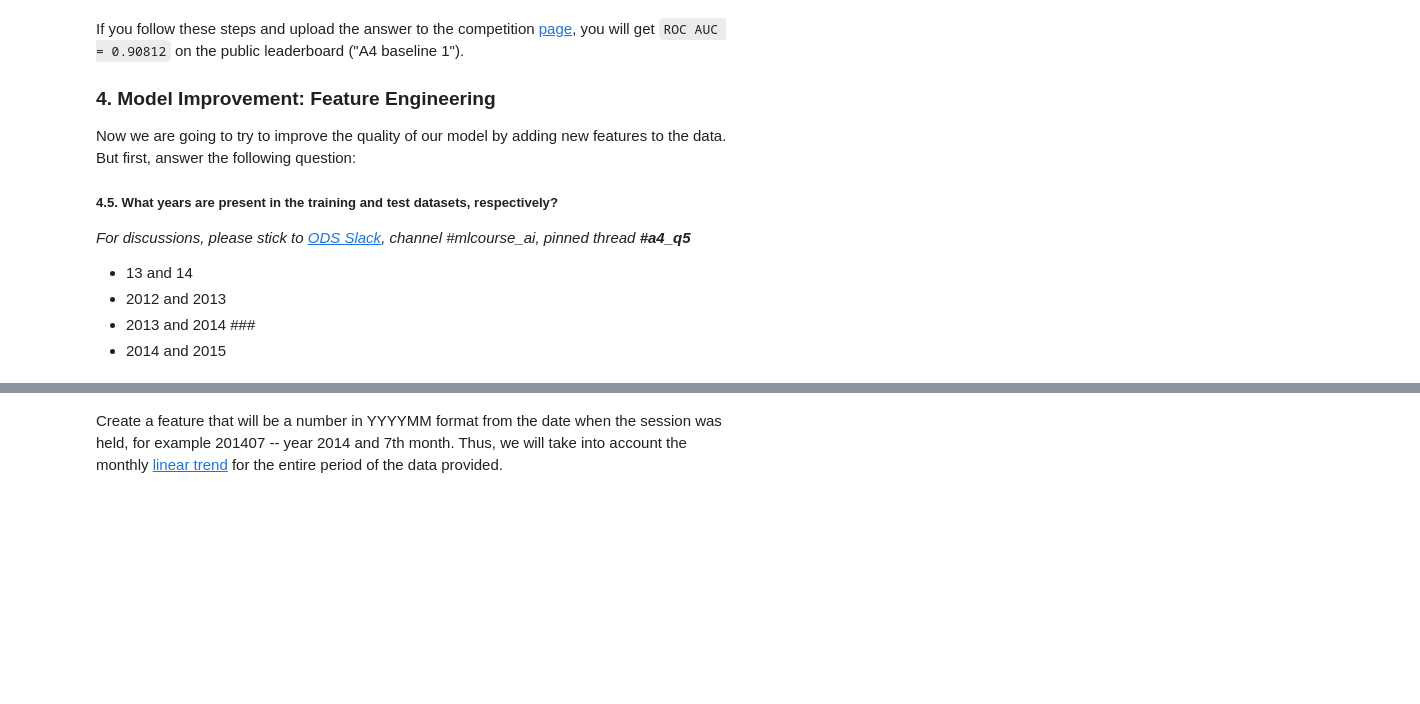
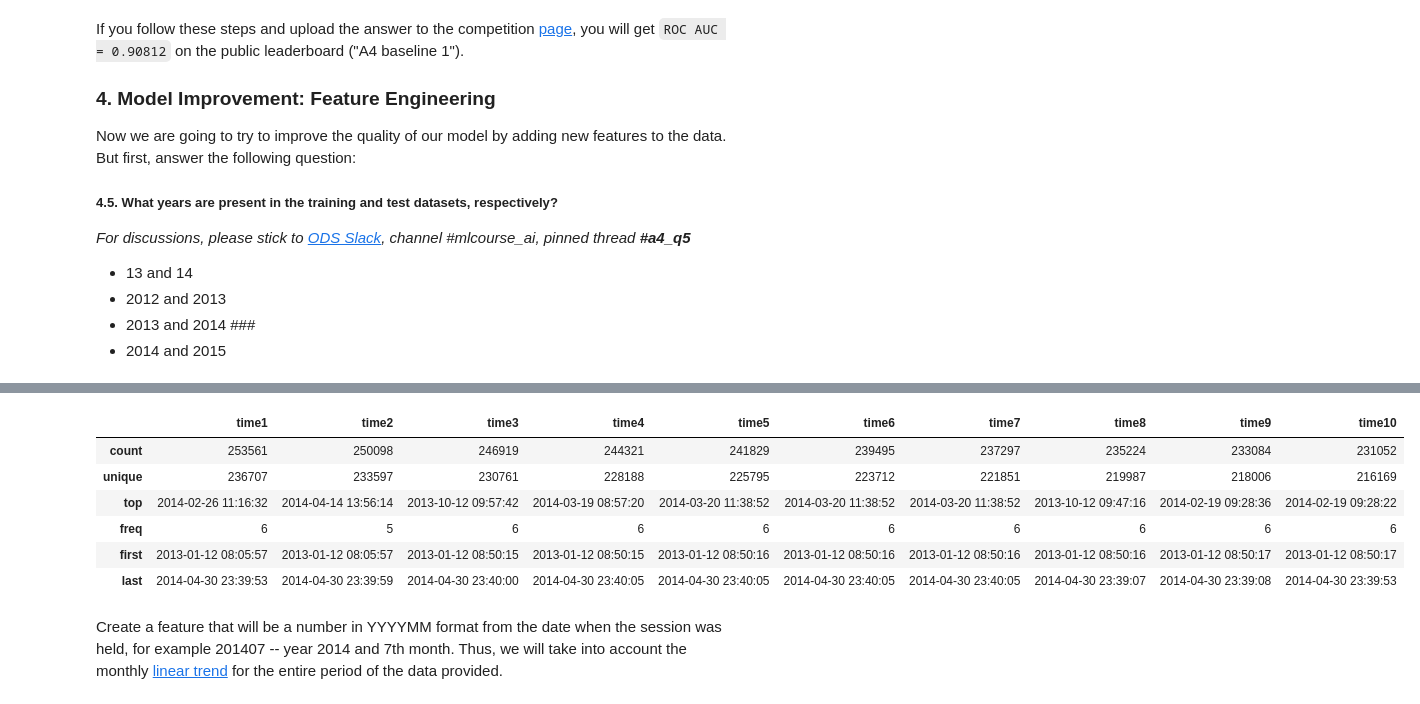
Before and after one commit to requiemofthesouls/USML_homeworks, a Jupyter notebook: ML/Assignment 4. Logistic regression/assignment4_websites_logistic_regression.ipynb, the cells around one changed output, grey strips where cells are left out. Saved outputs shown, nothing was run; the diff lists cells and outputs as text; code cells hidden in the pictures; blank space fills up the shorter version.

```diff
--- a/ML/Assignment 4. Logistic regression/assignment4_websites_logistic_regression.ipynb
+++ b/ML/Assignment 4. Logistic regression/assignment4_websites_logistic_regression.ipynb
@@ -472,3 +477,13 @@ test_df[times].sample(5)
+# %%
+train_df[times].describe()
+# %% [output]
+|  | time1 | time2 | time3 | time4 | time5 | time6 | time7 | time8 | time9 | time10 |
+| count | 253561 | 250098 | 246919 | 244321 | 241829 | 239495 | 237297 | 235224 | 233084 | 231052 |
+| unique | 236707 | 233597 | 230761 | 228188 | 225795 | 223712 | 221851 | 219987 | 218006 | 216169 |
+| top | 2014-02-26 11:16:32 | 2014-04-14 13:56:14 | 2013-10-12 09:57:42 | 2014-03-19 08:57:20 | 2014-03-20 11:38:52 | 2014-03-20 11:38:52 | 2014-03-20 11:38:52 | 2013-10-12 09:47:16 | 2014-02-19 09:28:36 | 2014-02-19 09:28:22 |
+| freq | 6 | 5 | 6 | 6 | 6 | 6 | 6 | 6 | 6 | 6 |
+| first | 2013-01-12 08:05:57 | 2013-01-12 08:05:57 | 2013-01-12 08:50:15 | 2013-01-12 08:50:15 | 2013-01-12 08:50:16 | 2013-01-12 08:50:16 | 2013-01-12 08:50:16 | 2013-01-12 08:50:16 | 2013-01-12 08:50:17 | 2013-01-12 08:50:17 |
+| last | 2014-04-30 23:39:53 | 2014-04-30 23:39:59 | 2014-04-30 23:40:00 | 2014-04-30 23:40:05 | 2014-04-30 23:40:05 | 2014-04-30 23:40:05 | 2014-04-30 23:40:05 | 2014-04-30 23:39:07 | 2014-04-30 23:39:08 | 2014-04-30 23:39:53 |
 # %% [markdown]
 Create a feature that will be a number in YYYYMM format from the date when the session was held, for example 201407 -- year 2014 and 7th month. Thus, we will take into account the monthly [linear trend](http://people.duke.edu/~rnau/411trend.htm) for the entire period of the data provided.
 # %%
```
Also changed, not shown: parts of 31 cells of this notebook, 2 other files.
